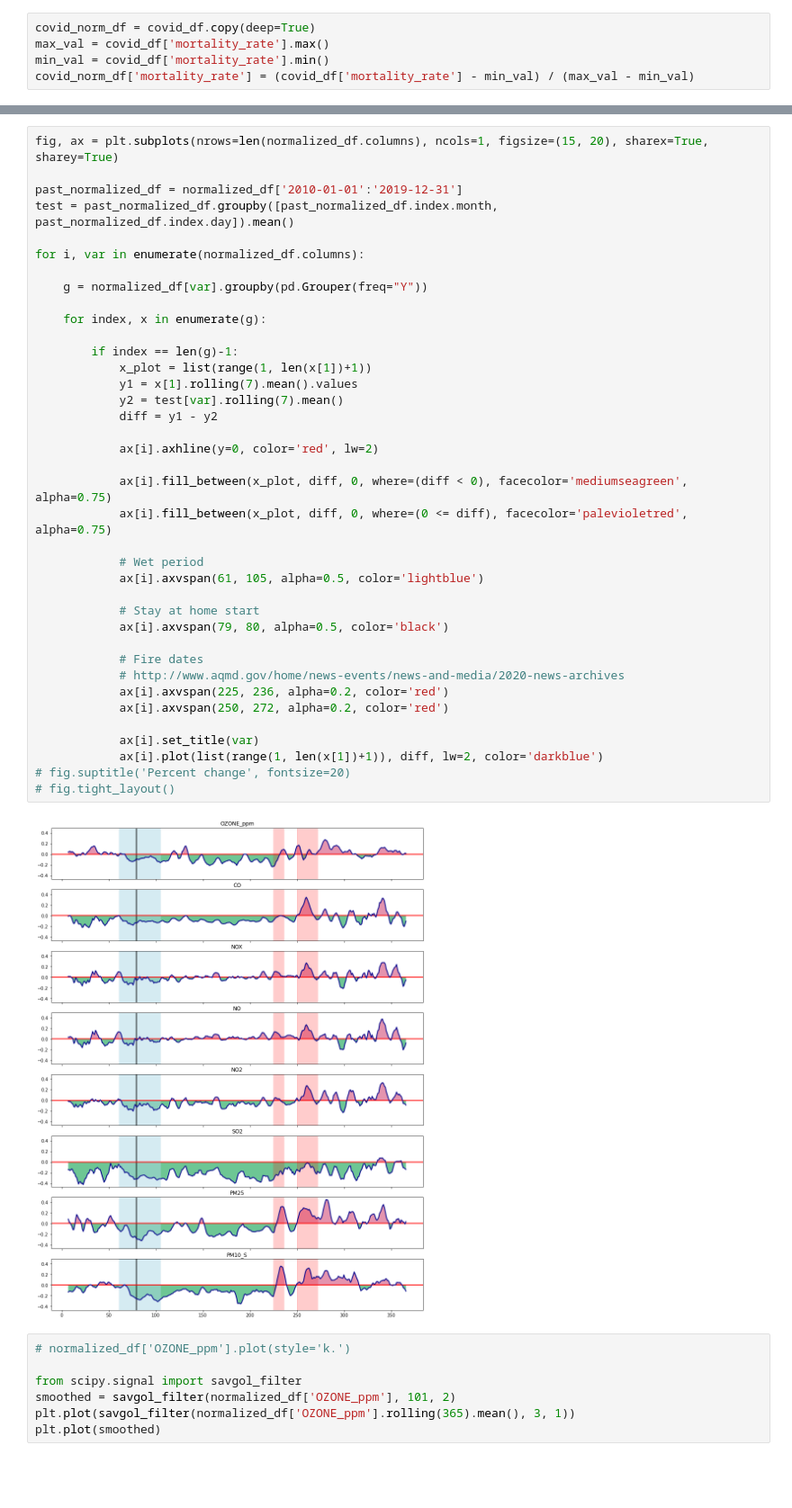
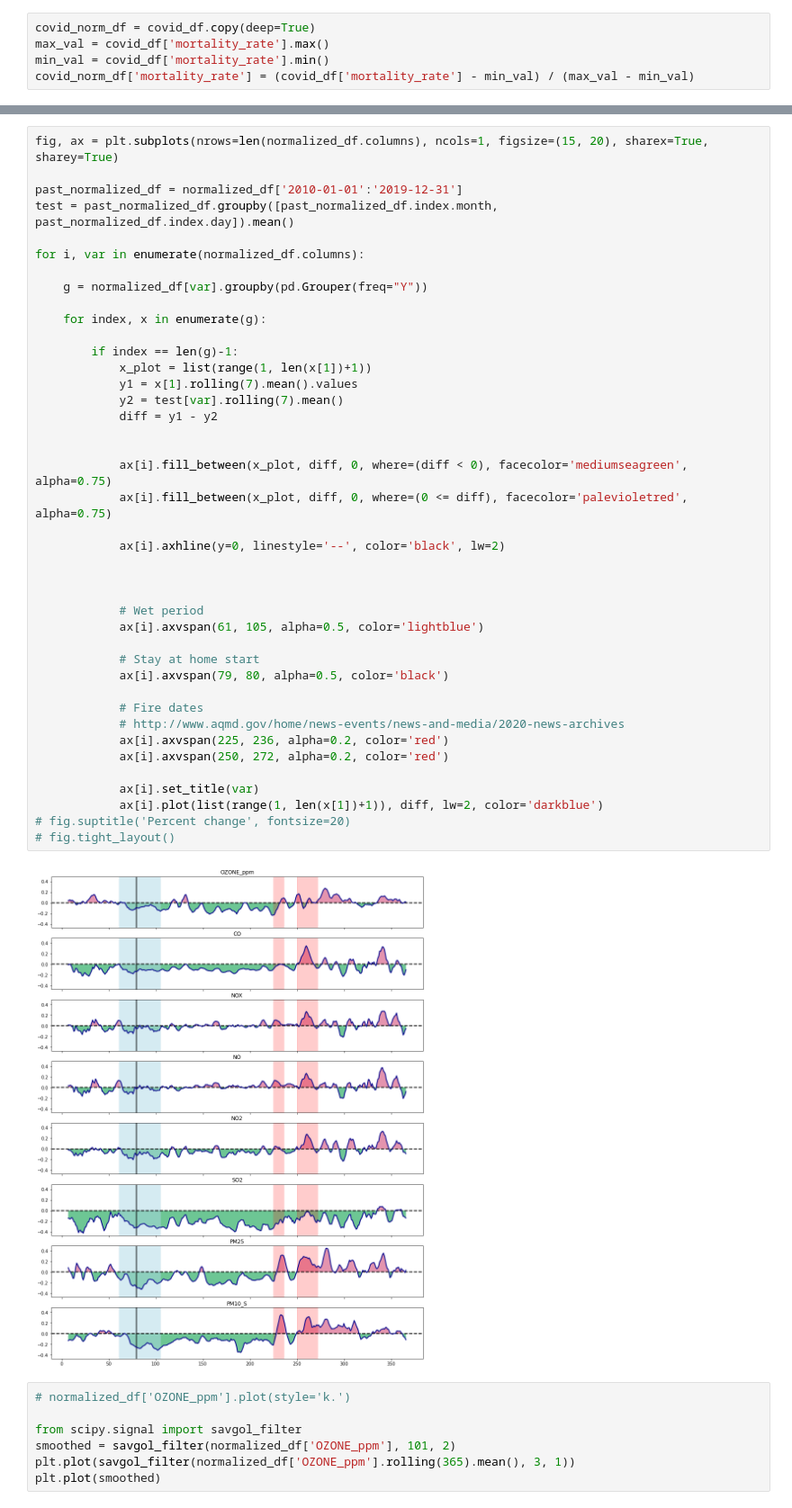
Before and after one commit to kevinmarlis/air-pollution-and-health, a Jupyter notebook: Covid/Covid Impacts on Air/Plots.ipynb, the cells around one changed output, grey strips where cells are left out. Shown at 90% size. Cells and saved outputs as stored; diff of their text form; blank space fills up the shorter version.

```diff
--- a/Covid/Covid Impacts on Air/Plots.ipynb
+++ b/Covid/Covid Impacts on Air/Plots.ipynb
@@ -157,35 +157,38 @@ for i, var in enumerate(normalized_df.columns):
     g = normalized_df[var].groupby(pd.Grouper(freq="Y"))
 
     for index, x in enumerate(g):
 
         if index == len(g)-1:
             x_plot = list(range(1, len(x[1])+1))
             y1 = x[1].rolling(7).mean().values
             y2 = test[var].rolling(7).mean()
             diff = y1 - y2
 
-            ax[i].axhline(y=0, color='red', lw=2)
 
             ax[i].fill_between(x_plot, diff, 0, where=(diff < 0), facecolor='mediumseagreen', alpha=0.75)
             ax[i].fill_between(x_plot, diff, 0, where=(0 <= diff), facecolor='palevioletred', alpha=0.75)
+
+            ax[i].axhline(y=0, linestyle='--', color='black', lw=2)
+
+
 
             # Wet period
             ax[i].axvspan(61, 105, alpha=0.5, color='lightblue')
 
             # Stay at home start
             ax[i].axvspan(79, 80, alpha=0.5, color='black')
 
             # Fire dates
             # http://www.aqmd.gov/home/news-events/news-and-media/2020-news-archives
             ax[i].axvspan(225, 236, alpha=0.2, color='red')
             ax[i].axvspan(250, 272, alpha=0.2, color='red')
 
             ax[i].set_title(var)
             ax[i].plot(list(range(1, len(x[1])+1)), diff, lw=2, color='darkblue')
 # fig.suptitle('Percent change', fontsize=20)
 # fig.tight_layout()
 # %% [output]
-[figure, old version]
+[figure, new version]
 # %%
 # normalized_df['OZONE_ppm'].plot(style='k.')
 
```
